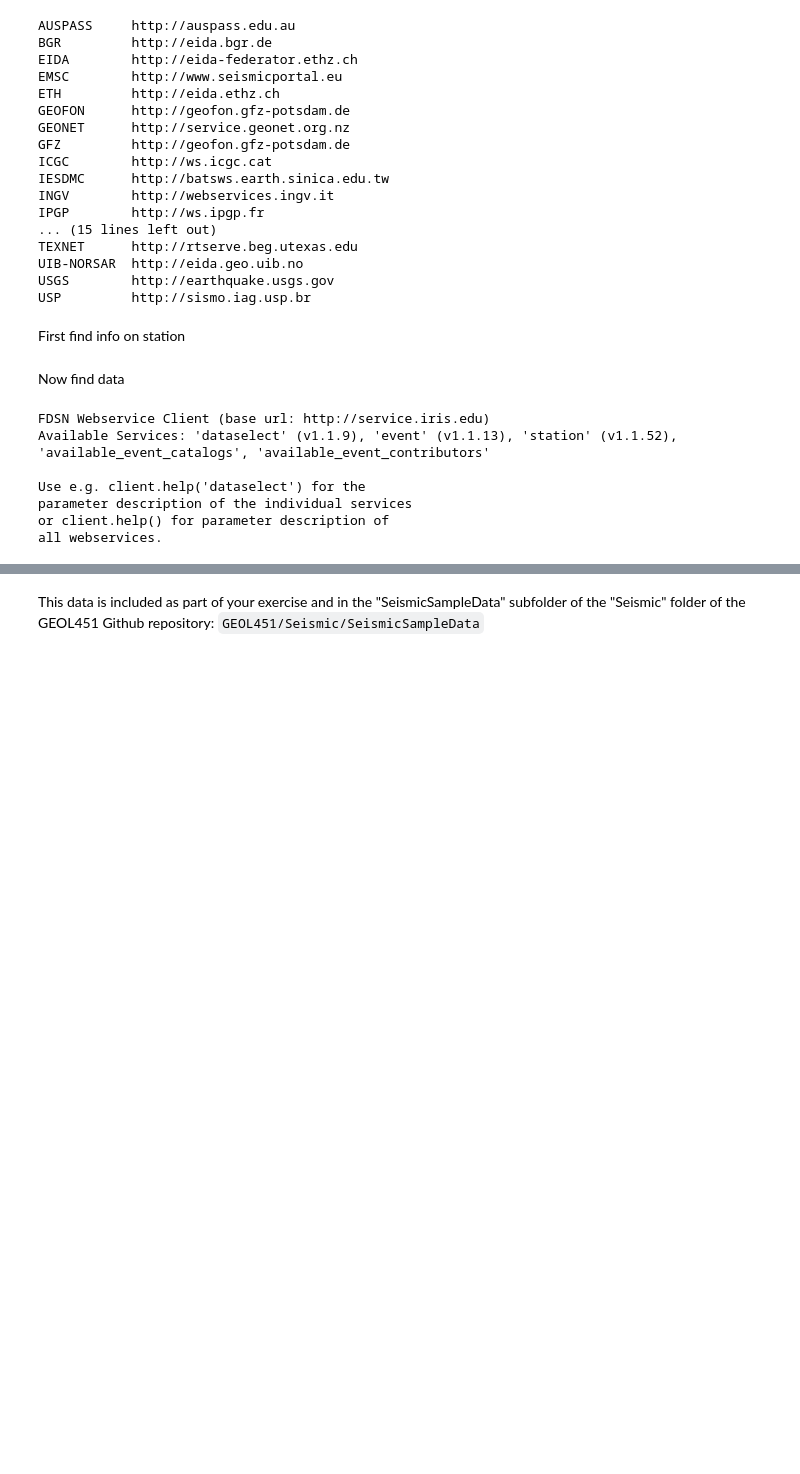
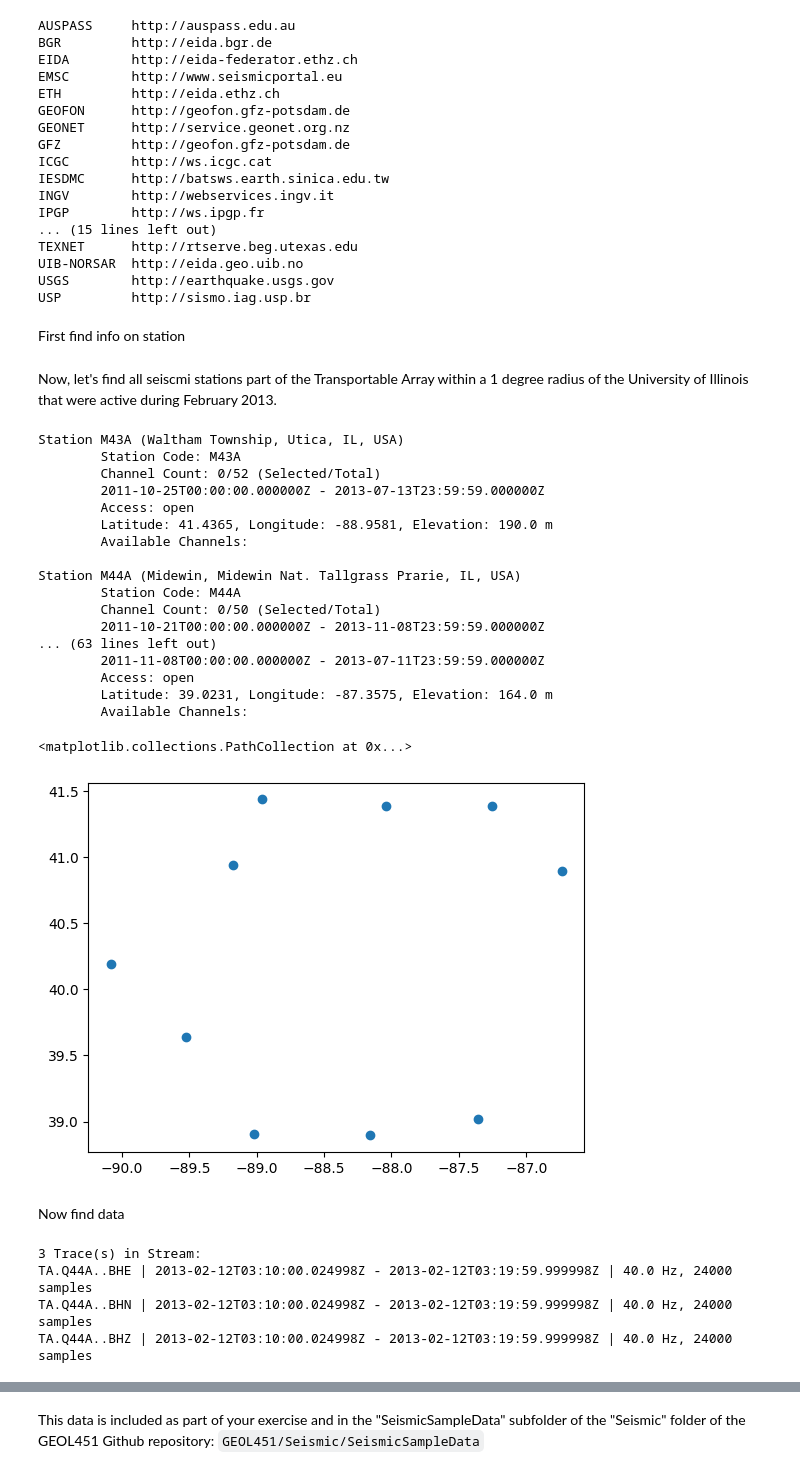
Before and after one commit to RJbalikian/GEOL451, a Jupyter notebook: Seismic/GEOL451_SeismicHVSR.ipynb, the cells around one changed output, grey strips where cells are left out. Saved outputs shown, nothing was run; the diff lists cells and outputs as text; code cells hidden in the pictures; blank space fills up the shorter version.

Commit message:
updaets to seismic client etc.

```diff
--- a/Seismic/GEOL451_SeismicHVSR.ipynb
+++ b/Seismic/GEOL451_SeismicHVSR.ipynb
@@ -367,9 +421,48 @@ First find info on station
 #First, create a Client class instance for IRIS data
 from obspy.clients.fdsn import Client
 irisClient = Client("IRIS")
+# %% [markdown]
+Now, let's find all seiscmi stations part of the Transportable Array within a 1 degree radius of the University of Illinois that were active during February 2013.
+# %%
+stationInventory = irisClient.get_stations(starttime=UTCDateTime(2013, 2, 1), endtime=UTCDateTime(2013, 2, 28),
+                        longitude=-88.2, latitude=40.1, minradius=1, maxradius=1.5,
+                        network="TA")
+
+stationLats = []
+stationLons = []
+for network in stationInventory:
+    for station in network:
+        stationLats.append(station.latitude)
+        stationLons.append(station.longitude)
+
+        print(station)
+
+import matplotlib.pyplot as plt
+plt.scatter(stationLons, stationLats)
+# %% [output]
+Station M43A (Waltham Township, Utica, IL, USA)
+        Station Code: M43A
+        Channel Count: 0/52 (Selected/Total)
+        2011-10-25T00:00:00.000000Z - 2013-07-13T23:59:59.000000Z
+        Access: open
+        Latitude: 41.4365, Longitude: -88.9581, Elevation: 190.0 m
+        Available Channels:
+
+Station M44A (Midewin, Midewin Nat. Tallgrass Prarie, IL, USA)
+        Station Code: M44A
+        Channel Count: 0/50 (Selected/Total)
+        2011-10-21T00:00:00.000000Z - 2013-11-08T23:59:59.000000Z
+... (63 lines left out)
+        2011-11-08T00:00:00.000000Z - 2013-07-11T23:59:59.000000Z
+        Access: open
+        Latitude: 39.0231, Longitude: -87.3575, Elevation: 164.0 m
+        Available Channels:
+<matplotlib.collections.PathCollection at 0x...>
+[figure, added]
 # %% [markdown]
 Now find data
 # %%
+from obspy import UTCDateTime
 
 #Now, let's set our parameters
 # Info on get_waveforms() parameters: https://docs.obspy.org/packages/autogen/obspy.clients.fdsn.client.Client.get_waveforms.html#obspy.clients.fdsn.client.Client.get_waveforms
@@ -377,24 +470,22 @@ Now find data
 
 # Let's specify parameters for
 net='TA'
-stn= "O44A"
+sta= "Q44A"
 loc='--'
 cha='BH*'
-sTime
-eTime
+sTime = UTCDateTime(2013, 2, 12, 3, 10)
+eTime = sTime + (10*60)
 
 
-irisClient.get_waveforms(network,
-                         station,
-                         location,
-                         channel,
-                         starttime,
-                         endtime)
+irisData = irisClient.get_waveforms(network=net,
+                         station=sta,
+                         location=loc,
+                         channel=cha,
+                         starttime=sTime,
+                         endtime=eTime)
+print(irisData)
 # %% [output]
-FDSN Webservice Client (base url: http://service.iris.edu)
-Available Services: 'dataselect' (v1.1.9), 'event' (v1.1.13), 'station' (v1.1.52), 'available_event_catalogs', 'available_event_contributors'
-
-Use e.g. client.help('dataselect') for the
-parameter description of the individual services
-or client.help() for parameter description of
-all webservices.
+3 Trace(s) in Stream:
+TA.Q44A..BHE | 2013-02-12T03:10:00.024998Z - 2013-02-12T03:19:59.999998Z | 40.0 Hz, 24000 samples
+TA.Q44A..BHN | 2013-02-12T03:10:00.024998Z - 2013-02-12T03:19:59.999998Z | 40.0 Hz, 24000 samples
+TA.Q44A..BHZ | 2013-02-12T03:10:00.024998Z - 2013-02-12T03:19:59.999998Z | 40.0 Hz, 24000 samples
```
Also changed, not shown: parts of 23 cells of this notebook.
